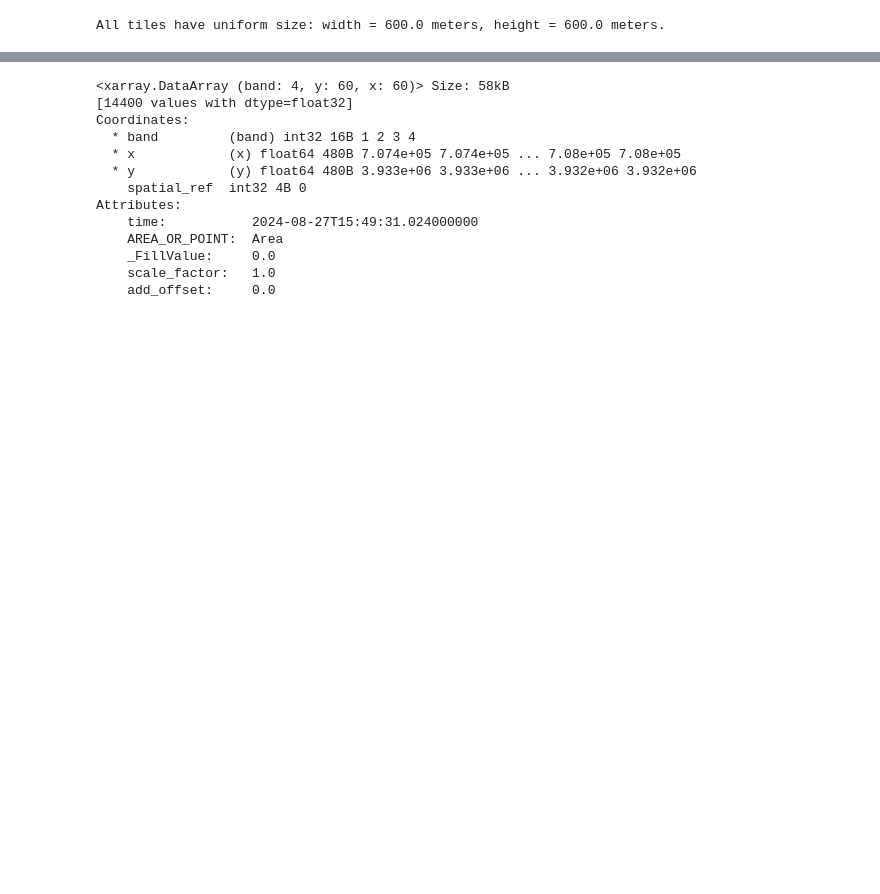
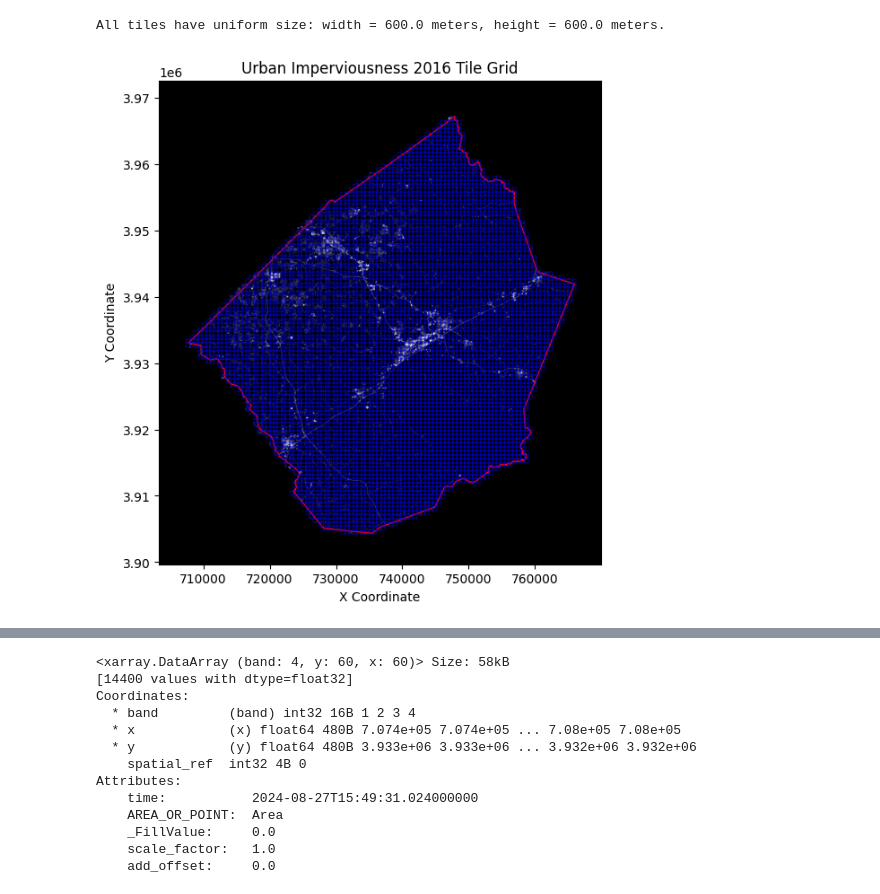
Before and after one commit to benton-tripp/urban-clay, a Jupyter notebook: notebooks/data-setup.ipynb, the cells around one changed output, grey strips where cells are left out. Drawn from its saved outputs; the diff is of its cells as text; code cells hidden in the pictures; blank space fills up the shorter version.

Commit message:
processing urban impervious data

```diff
--- a/notebooks/data-setup.ipynb
+++ b/notebooks/data-setup.ipynb
@@ -169,7 +162,3 @@ else:
     print(tiles_gdf[['width', 'height']])
 # %% [output]
 All tiles have uniform size: width = 600.0 meters, height = 600.0 meters.
-# %%
-# Urban Imperviousness Data - https://www.sciencebase.gov/catalog/item/604a500ed34eb120311b006c
-
-ui_path = r"D:\data\nlcd_2016_impervious_l48_20210604\nlcd_2016_impervious_l48_20210604.ige"
@@ -176,3 +295,89 @@ ui_path = r"D:\data\nlcd_2016_impervious_l48_20210604\nlcd_2016_impervious_l48_2
+# %%
+# Paths and variables
+mosaic_path = os.path.join("../data", "urban_imperviousness.tif")
+
+# CRS to match (assuming both county_boundary and tiles_gdf have the same CRS)
+target_crs = county_boundary.crs
+
+if not os.path.exists(mosaic_path):
+    # Get the list of urban imperviousness tile paths
+    tile_paths = tiles_gdf['ui_tile_path'].dropna().tolist()
+
+    # List to hold rasterio datasets
+    src_files_to_mosaic = []
+
+    # Read each tile and append to the list
+    for fp in tile_paths:
+        src = rasterio.open(fp)
+        src_files_to_mosaic.append(src)
+
+    # Merge the tiles into a mosaic
+    mosaic_array, out_trans = merge(src_files_to_mosaic)
+
+    # Close the individual datasets
+    for src in src_files_to_mosaic:
+        src.close()
+
+    # Get metadata from one of the source files (they should all be the same)
+    with rasterio.open(tile_paths[0]) as src0:
+        out_meta = src0.meta.copy()
+
+    # Update the metadata to reflect the mosaic dimensions and transform
+    out_meta.update({
+        "driver": "GTiff",
+        "height": mosaic_array.shape[1],
+        "width": mosaic_array.shape[2],
+        "transform": out_trans,
+        "crs": src0.crs  # This is the original CRS of the mosaic
+    })
+
+    # Reproject the mosaic array to the target CRS (county_boundary and tiles_gdf CRS)
+    dst_array, dst_transform = rasterio.warp.reproject(
+        source=mosaic_array,
+        src_crs=out_meta['crs'],
+        src_transform=out_trans,
+        dst_crs=target_crs,  # Target CRS from county_boundary and tiles_gdf
+        dst_transform=None,  # Let rasterio calculate the new transform
+        resampling=rasterio.enums.Resampling.bilinear  # Choose appropriate resampling method
+    )
+
+    # Update metadata to reflect the new dimensions and CRS after reprojection
+    out_meta.update({
+        "height": dst_array.shape[1],
+        "width": dst_array.shape[2],
+        "transform": dst_transform,
+        "crs": target_crs
+    })
+
+    # Save the reprojected mosaic to a file
+    with rasterio.open(mosaic_path, "w", **out_meta) as dest:
+        dest.write(dst_array)
+
+    # Open the saved reprojected mosaic
+    mosaic = rasterio.open(mosaic_path)
+else:
+    # Open the mosaic from file
+    mosaic = rasterio.open(mosaic_path)
+
+# Read the data from the mosaic
+data = mosaic.read(1)  # Read the first band
+
+# Plot the mosaic
+fig, ax = plt.subplots(figsize=(7, 7))
+
+# Use mosaic.transform for the transform parameter
+rasterio.plot.show(data, transform=mosaic.transform, ax=ax, cmap='gray')
+
+# Plot the county boundary and tile boundaries
+county_boundary.plot(ax=ax, facecolor='none', edgecolor='red', linewidth=1)
+tiles_gdf.boundary.plot(ax=ax, edgecolor='blue', linewidth=0.35)
+
+plt.title('Urban Imperviousness 2016 Tile Grid')
+plt.xlabel('X Coordinate')
+plt.ylabel('Y Coordinate')
+plt.show()
+# %% [output]
+[figure, added]
 # %%
 catalog = pystac_client.Client.open(
     "https://planetarycomputer.microsoft.com/api/stac/v1/",
```
Also changed, not shown: parts of 4 cells of this notebook.
